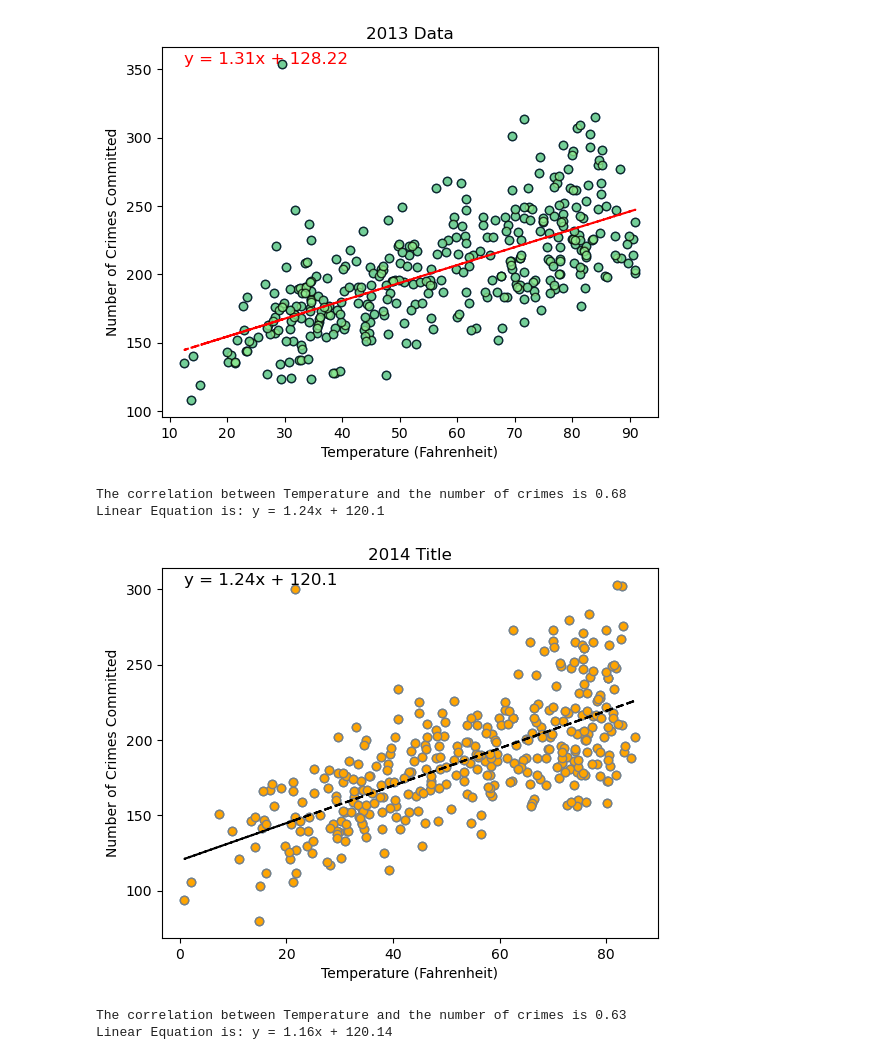
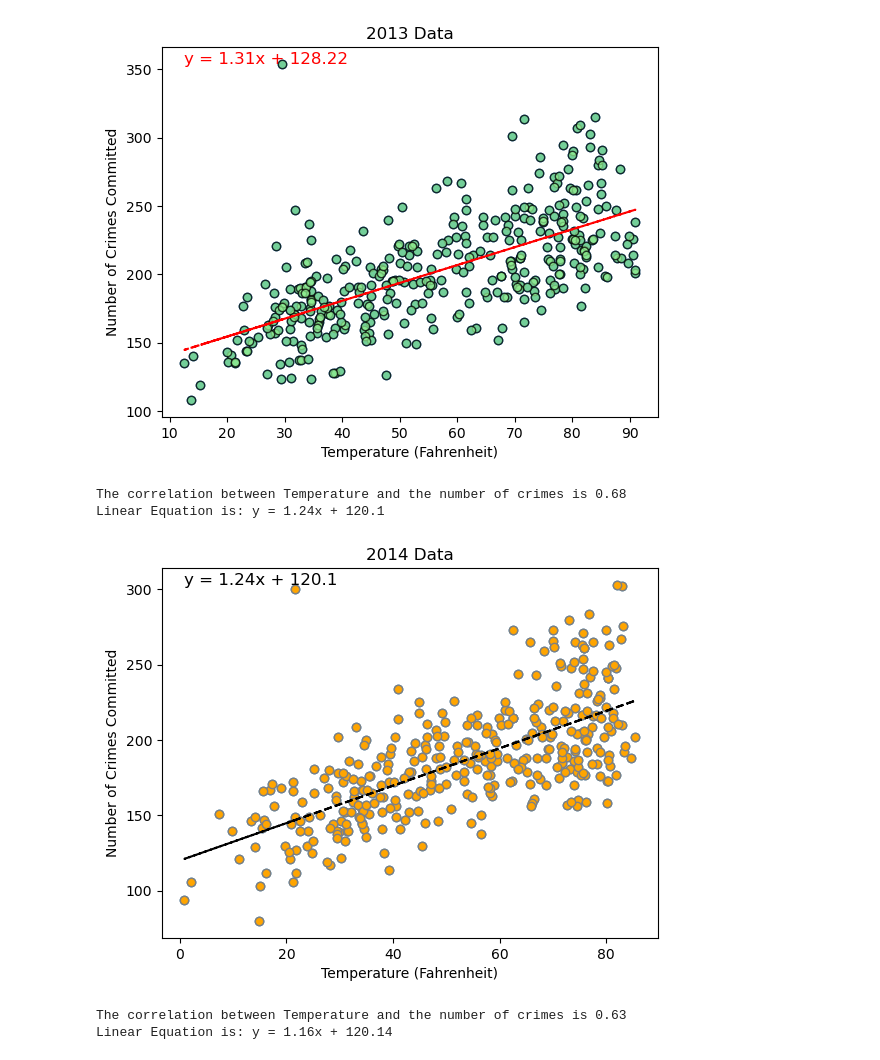
Before and after one commit to KevSantino28/project_1, a Jupyter notebook: data_clean_up.ipynb, the cells around one changed output. Drawn from its saved outputs; the diff is of its cells as text; code cells hidden in the pictures.

```diff
--- a/data_clean_up.ipynb
+++ b/data_clean_up.ipynb
@@ -536,28 +538,29 @@ Linear Equation is: y = 1.31x + 128.22
 # %%
 
 graph_data_2014 = graph_data[graph_data['Year'] == 2014]
 #lin regression
 x_values = graph_data_2014["temperature_2m_max"]
 y_values = graph_data_2014["ID"]
 (slope, intercept, rvalue, pvalue, stderr) = linregress(x_values, y_values)
 regress_values = x_values * slope + intercept
 plt.plot(graph_data_2014["temperature_2m_max"], regress_values,"--",color="black")
 line_equation = f'y = {(round(slope,2))}x + {(round(intercept,2))}'
 plt.annotate(line_equation, (x_values.min(),y_values.max()), fontsize=12, color = 'black')
 plt.scatter(x_values,y_values)
 #scatterplot
 plt.scatter(graph_data_2014['temperature_2m_max'], graph_data_2014['ID'], facecolor='orange', edgecolors='grey')
 plt.xlabel("Temperature (Fahrenheit)")
 plt.ylabel("Number of Crimes Committed")
-plt.title("2014 Title")
+plt.title("2014 Data")
 correlation = st.pearsonr(graph_data_2014['temperature_2m_max'],graph_data_2014['ID'])
 print(f"The correlation between Temperature and the number of crimes is {round(correlation[0],2)}")
 print(f'Linear Equation is: {line_equation}')
+plt.savefig(fname= "Correlation Scatter 2014", transparent=True)
 plt.show()
 # %% [output]
 The correlation between Temperature and the number of crimes is 0.68
 Linear Equation is: y = 1.24x + 120.1
-[figure, old version]
+[figure, new version]
 # %%
 
 graph_data_2015 = graph_data[graph_data['Year'] == 2015]
```
Also changed, not shown: parts of 8 cells of this notebook, 10 other files.
